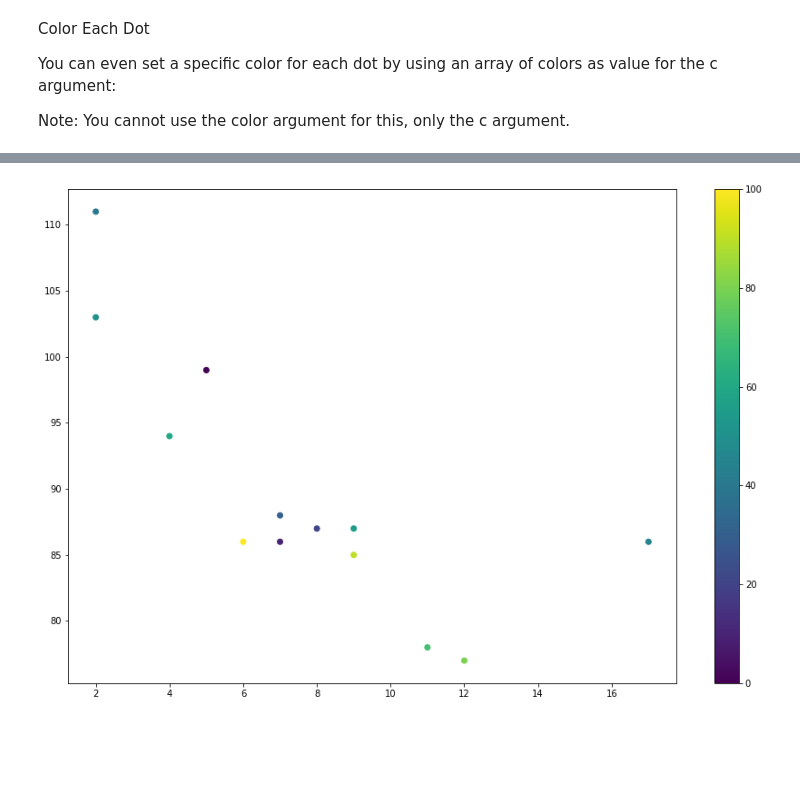
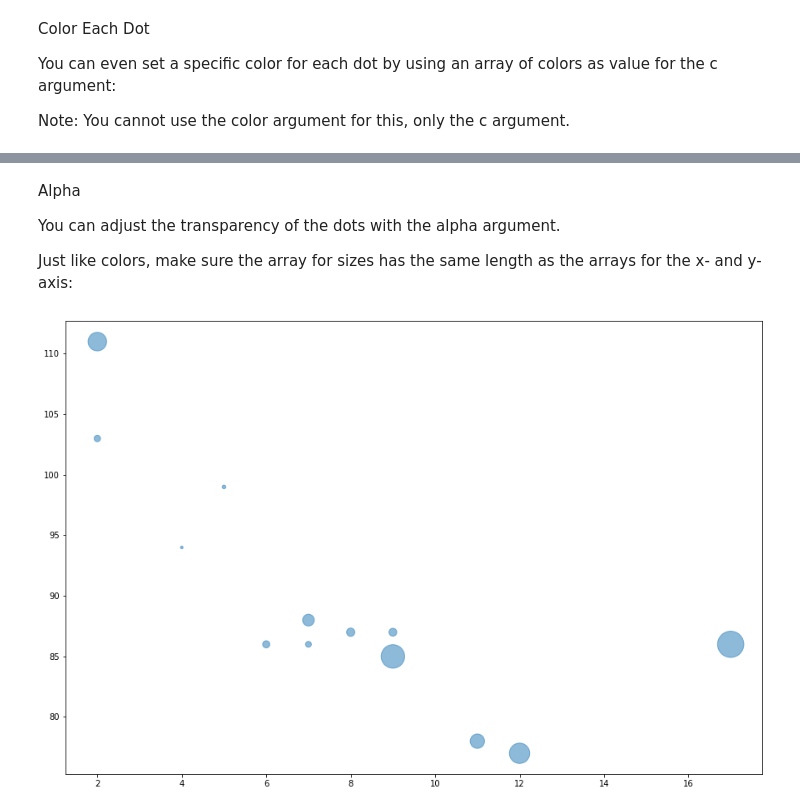
Before and after one commit to Rasel-25/Python, a Jupyter notebook: Matplotlib/matplotlib.ipynb, the cells around one changed output, grey strips where cells are left out. Saved outputs shown, nothing was run; the diff lists cells and outputs as text; code cells hidden in the pictures; blank space fills up the shorter version.

```diff
--- a/Matplotlib/matplotlib.ipynb
+++ b/Matplotlib/matplotlib.ipynb
@@ -279,12 +327,17 @@ plt.show()
+# %% [markdown]
+Alpha
+
+You can adjust the transparency of the dots with the alpha argument.
+
+Just like colors, make sure the array for sizes has the same length as the arrays for the x- and y-axis:
 # %%
 plt.figure(figsize=(15,10))
 x = np.array([5,7,8,7,2,17,2,9,4,11,12,9,6])
 y = np.array([99,86,87,88,111,86,103,87,94,78,77,85,86])
-colors = np.array([0, 10, 20, 30, 40, 45, 50, 55, 60, 70, 80, 90, 100])
+sizes = np.array([20,50,100,200,500,1000,60,90,10,300,600,800,75])
 
+plt.scatter(x, y, s=sizes, alpha=.5)
 
-plt.scatter(x, y, c=colors, cmap='viridis' )
-plt.colorbar()
 plt.show()
 # %% [output]
-[figure, old version]
+[figure, new version]
```
Also changed, not shown: parts of 7 cells of this notebook.
